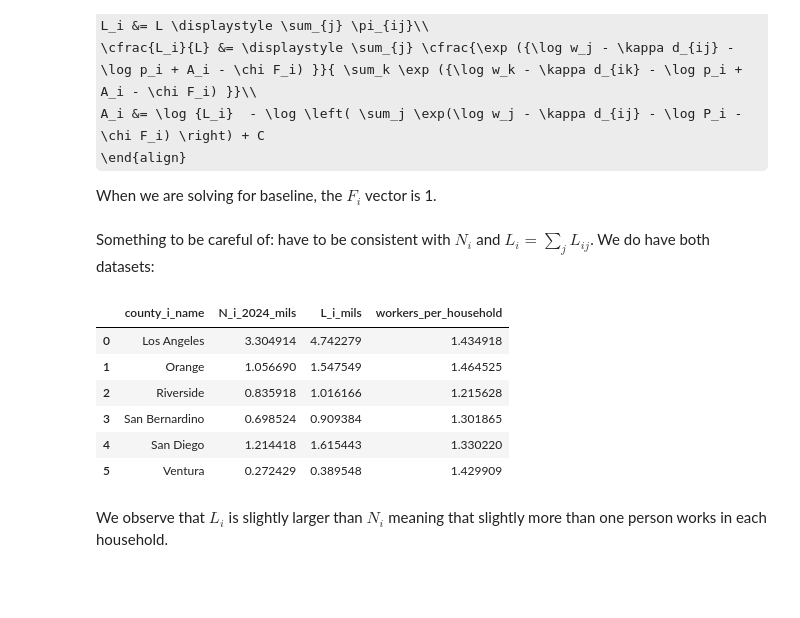
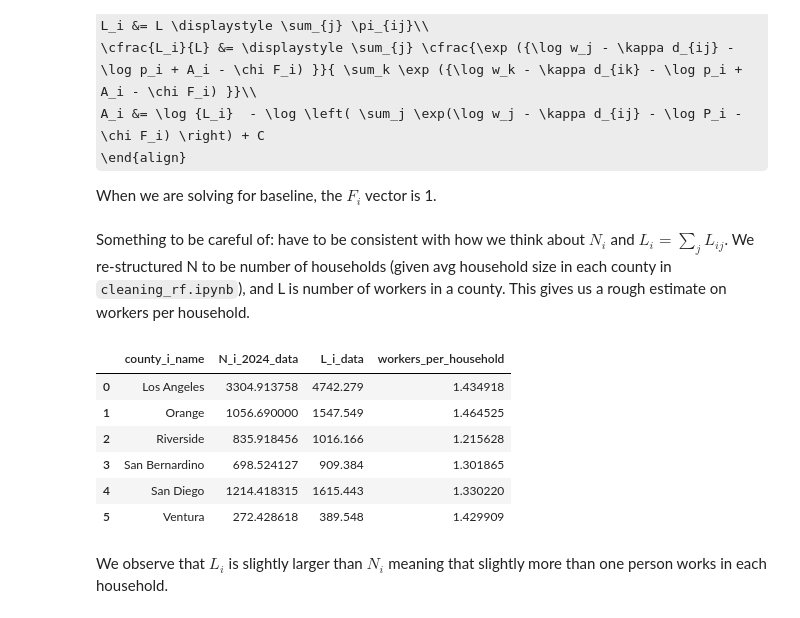
Before and after one commit to nguyena607/spatial_econ_pset_1, a Jupyter notebook: solver.ipynb, the cells around one changed output. Cells and saved outputs as stored; diff of their text form; code cells hidden in the pictures; some formulas as TeX source; blank space fills up the shorter version.

```diff
--- a/solver.ipynb
+++ b/solver.ipynb
@@ -233,23 +235,23 @@ A_i &= \log {L_i}  - \log \left( \sum_j \exp(\log w_j - \kappa d_{ij} - \log P_i
 
 When we are solving for baseline, the $F_i$ vector is 1.
 # %% [markdown]
-Something to be careful of: have to be consistent with $N_{i}$ and $L_{i} = \sum_j L_{ij}$. We do have both datasets:
+Something to be careful of: have to be consistent with how we think about $N_{i}$ and $L_{i} = \sum_j L_{ij}$. We re-structured N to be number of households (given avg household size in each county in `cleaning_rf.ipynb`), and L is number of workers in a county. This gives us a rough estimate on workers per household.
 # %%
 df_model_i[['county_i', 'N_i_2024_data', 'L_i_data']].sort_values(
-    by='N_i_2024_data', ascending=False) / 1e6
+    by='N_i_2024_data', ascending=False)
 
 _ = df_model_i.copy()
-_['N_i_2024_mils'], _['L_i_mils'] = _['N_i_2024_data']/1e6, _['L_i_data']/1e6
+# _['N_i_2024_mils'], _['L_i_mils'] = _['N_i_2024_data'], _['L_i_data']
 _['workers_per_household'] = _['L_i_data']/_['N_i_2024_data']
-_[['county_i_name', 'N_i_2024_mils', 'L_i_mils', 'workers_per_household']]
+_[['county_i_name', 'N_i_2024_data', 'L_i_data', 'workers_per_household']]
 # %% [output]
-|  | county_i_name | N_i_2024_mils | L_i_mils | workers_per_household |
-| 0 | Los Angeles | 3.304914 | 4.742279 | 1.434918 |
-| 1 | Orange | 1.056690 | 1.547549 | 1.464525 |
-| 2 | Riverside | 0.835918 | 1.016166 | 1.215628 |
-| 3 | San Bernardino | 0.698524 | 0.909384 | 1.301865 |
-| 4 | San Diego | 1.214418 | 1.615443 | 1.330220 |
-| 5 | Ventura | 0.272429 | 0.389548 | 1.429909 |
+|  | county_i_name | N_i_2024_data | L_i_data | workers_per_household |
+| 0 | Los Angeles | 3304.913758 | 4742.279 | 1.434918 |
+| 1 | Orange | 1056.690000 | 1547.549 | 1.464525 |
+| 2 | Riverside | 835.918456 | 1016.166 | 1.215628 |
+| 3 | San Bernardino | 698.524127 | 909.384 | 1.301865 |
+| 4 | San Diego | 1214.418315 | 1615.443 | 1.330220 |
+| 5 | Ventura | 272.428618 | 389.548 | 1.429909 |
 # %% [markdown]
 We observe that $L_i$ is slightly larger than $N_i$ meaning that slightly more than one person works in each household.
 # %%
```
Also changed, not shown: parts of 19 cells of this notebook, 12 other files.
